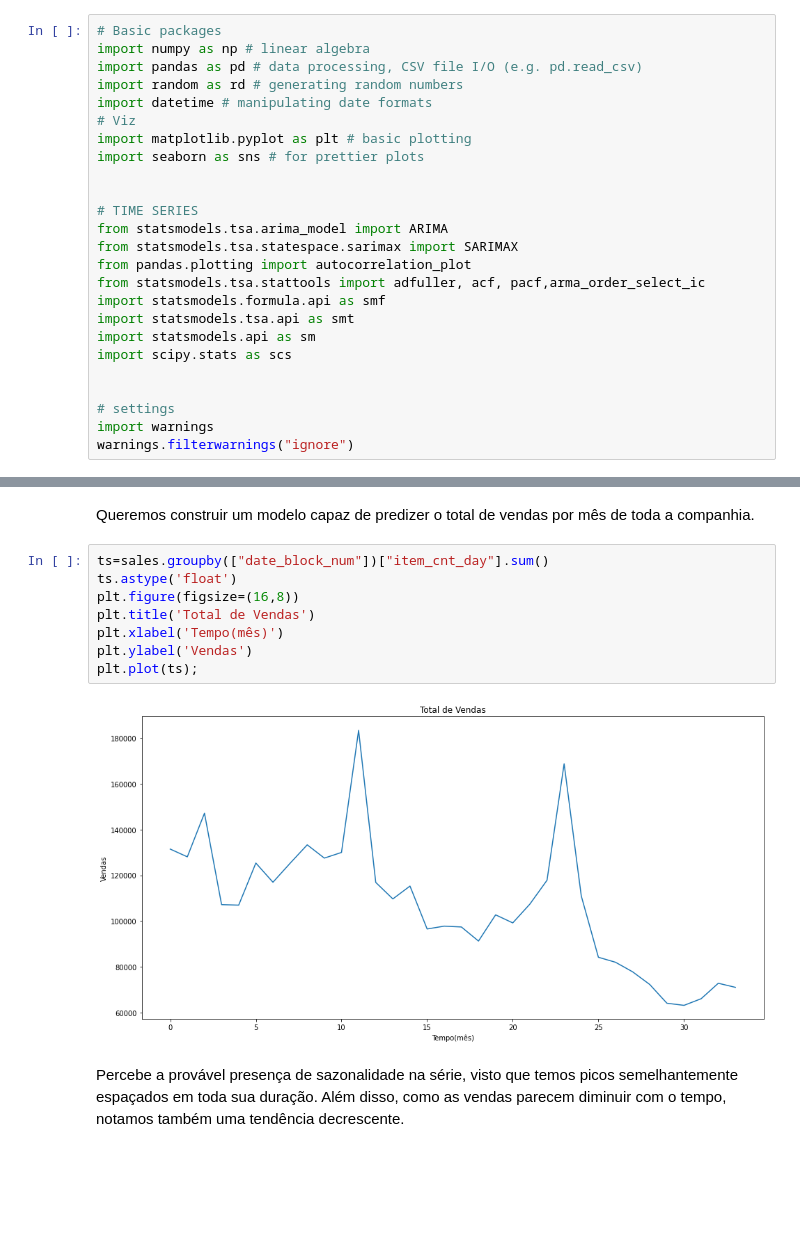
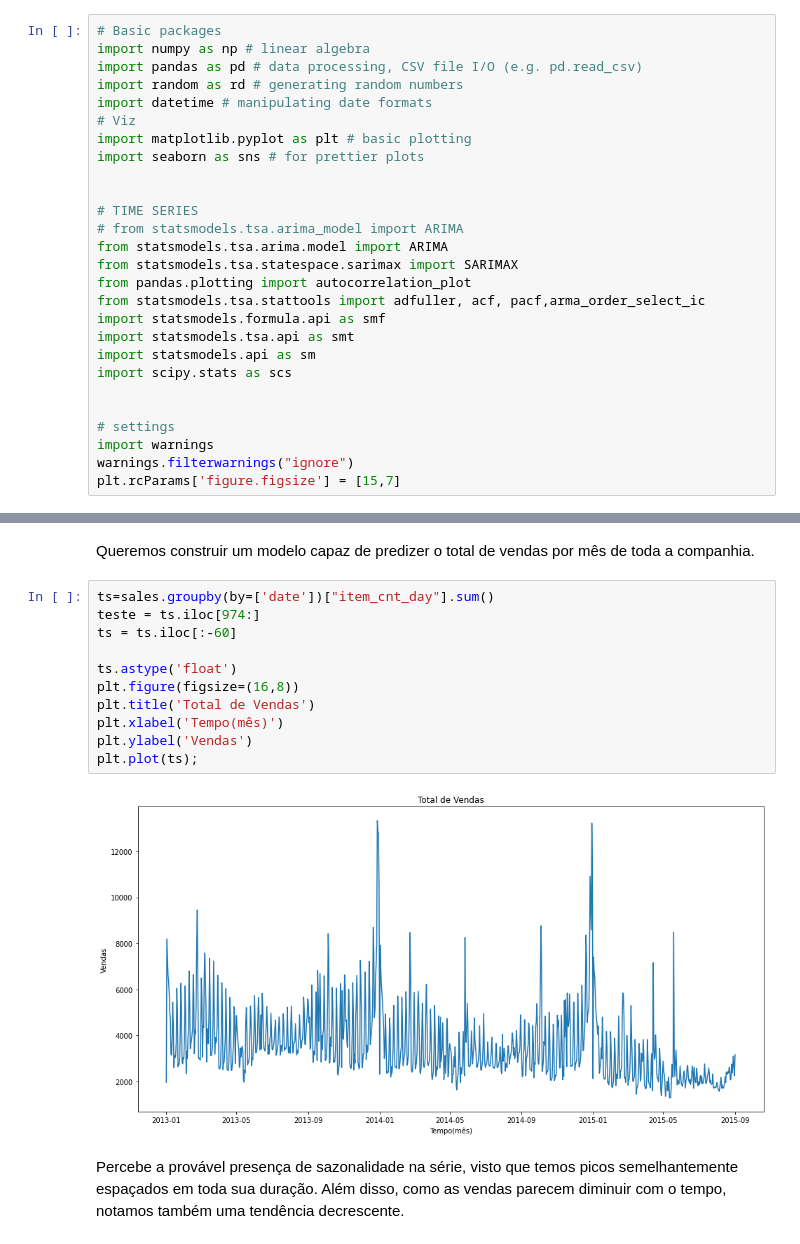
Before and after one commit to derSchmetterling/time_series, a Jupyter notebook: trabalho_ts.ipynb, the cells around one changed output, grey strips where cells are left out. Cells and saved outputs as stored; diff of their text form; blank space fills up the shorter version.

```diff
--- a/trabalho_ts.ipynb
+++ b/trabalho_ts.ipynb
@@ -49,7 +49,8 @@ import seaborn as sns # for prettier plots
 
 
 # TIME SERIES
-from statsmodels.tsa.arima_model import ARIMA
+# from statsmodels.tsa.arima_model import ARIMA
+from statsmodels.tsa.arima.model import ARIMA
 from statsmodels.tsa.statespace.sarimax import SARIMAX
 from pandas.plotting import autocorrelation_plot
 from statsmodels.tsa.stattools import adfuller, acf, pacf,arma_order_select_ic
@@ -62,3 +63,4 @@ import scipy.stats as scs
 # settings
 import warnings
 warnings.filterwarnings("ignore")
+plt.rcParams['figure.figsize'] = [15,7]
@@ -177,15 +150,18 @@ First let's compute the total sales per month and plot that data.
 # %% [markdown]
 Queremos construir um modelo capaz de predizer o total de vendas por mês de toda a companhia.
 # %%
-ts=sales.groupby(["date_block_num"])["item_cnt_day"].sum()
+ts=sales.groupby(by=['date'])["item_cnt_day"].sum()
+teste = ts.iloc[974:]
+ts = ts.iloc[:-60]
+
 ts.astype('float')
 plt.figure(figsize=(16,8))
 plt.title('Total de Vendas')
 plt.xlabel('Tempo(mês)')
 plt.ylabel('Vendas')
 plt.plot(ts);
 # %% [output]
-[figure, old version]
+[figure, new version]
 # %% [markdown]
 Percebe a provável presença de sazonalidade na série, visto que temos picos semelhantemente espaçados em toda sua duração. Além disso, como as vendas parecem diminuir com o tempo, notamos também uma tendência decrescente.
 # %%
```
Also changed, not shown: parts of 56 cells of this notebook, 1 other file.
